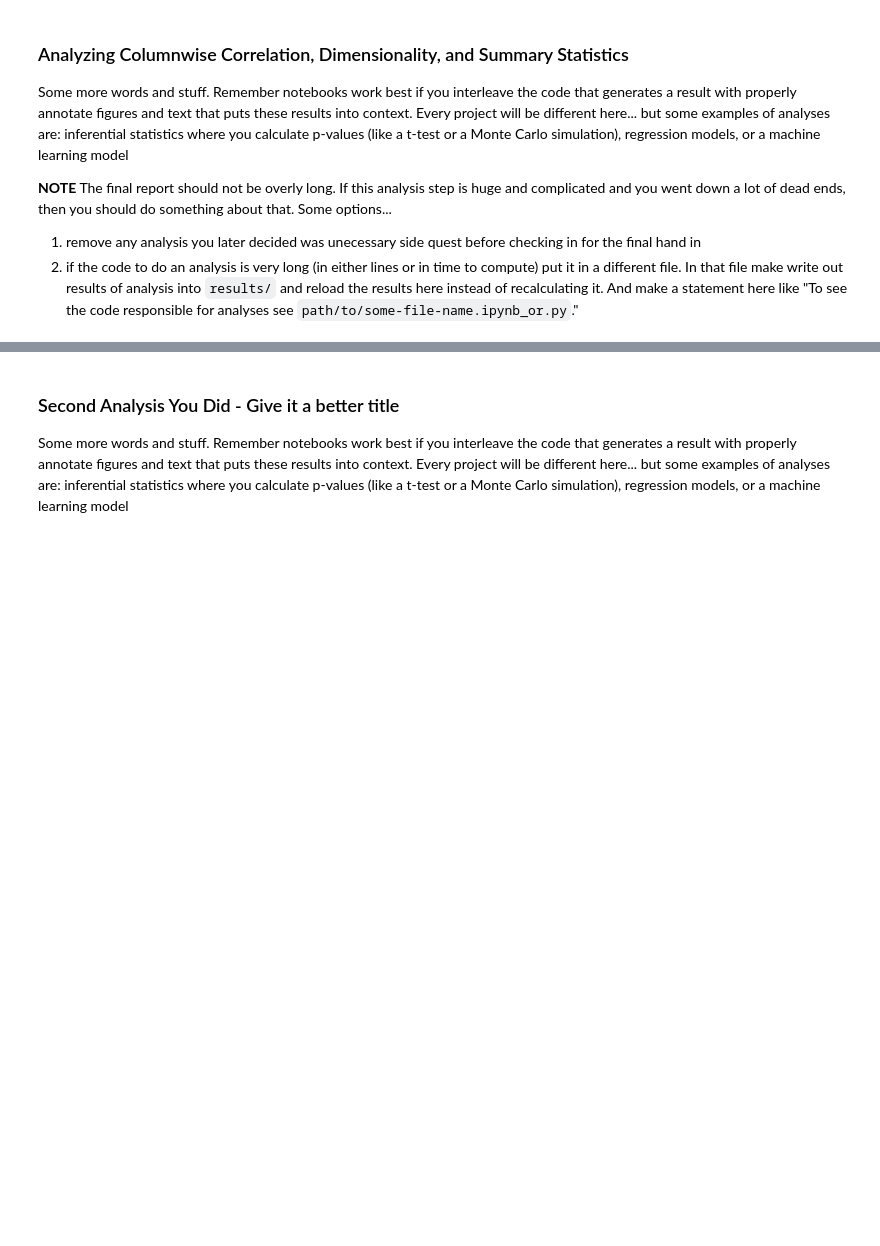
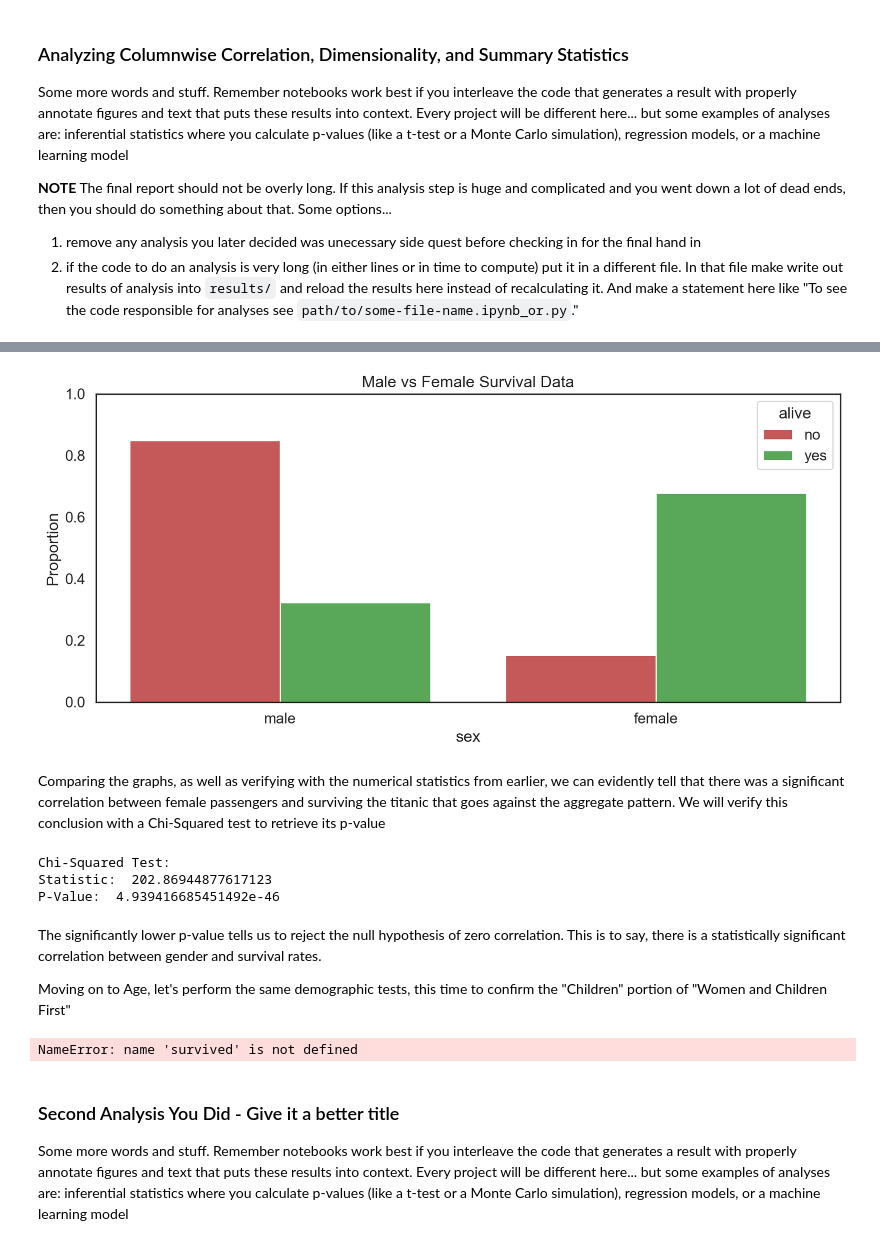
Before and after one commit to COGS108/Group036_WI26, a Jupyter notebook: 03-FinalProject.ipynb, the cells around one changed output, grey strips where cells are left out. Cells and saved outputs as stored; diff of their text form; code cells hidden in the pictures; blank space fills up the shorter version.

```diff
--- a/03-FinalProject.ipynb
+++ b/03-FinalProject.ipynb
@@ -272,3 +330,48 @@ female_nonsurvivors, male_nonsurvivors = [x for _, x  in nonsurvivors.groupby(ti
+# %%
+survivor_plot_gendered = sns.histplot(
+    data=titanic,
+    x = "sex",
+    hue = 'alive',
+    common_norm = False,
+    multiple = 'dodge',
+    stat = 'probability',
+    hue_order = ['no', 'yes'],
+    palette = survivor_palette[::-1],
+    shrink = 0.8)
+plt.title("Male vs Female Survival Data")
+plt.ylabel("Proportion")
+plt.ylim(0,1)
+plt.show()
+# %% [output]
+[figure, added]
+# %% [markdown]
+Comparing the graphs, as well as verifying with the numerical statistics from earlier, we can evidently tell that there was a significant correlation between female passengers and surviving the titanic that goes against the aggregate pattern. We will verify this conclusion with a Chi-Squared test to retrieve its p-value
+# %%
+chi_squared_test = stats.chi2_contingency(
+    [[male_survivors.shape[0], male_nonsurvivors.shape[0]],
+     [female_survivors.shape[0], female_nonsurvivors.shape[0]]]
+)
+print("\nChi-Squared Test:")
+print("Statistic: ", chi_squared_test.statistic)
+print("P-Value: ", chi_squared_test.pvalue)
+# %% [output]
+Chi-Squared Test:
+Statistic:  202.86944877617123
+P-Value:  4.939416685451492e-46
+# %% [markdown]
+The significantly lower p-value tells us to reject the null hypothesis of zero correlation. This is to say, there is a statistically significant correlation between gender and survival rates.
+
+Moving on to Age, let's perform the same demographic tests, this time to confirm the "Children" portion of "Women and Children First"
+# %%
+age_plot = sns.histplot(
+    data = titani,
+    x = 'age',
+    hue = 'survived',
+    palette = ["#0000ff"]
+)
+plt.show()
+# %% [output]
+NameError: name 'survived' is not defined
 # %% [markdown]
 ### Second Analysis You Did - Give it a better title
 
```
Also changed, not shown: parts of 6 cells of this notebook, 1 other file.
